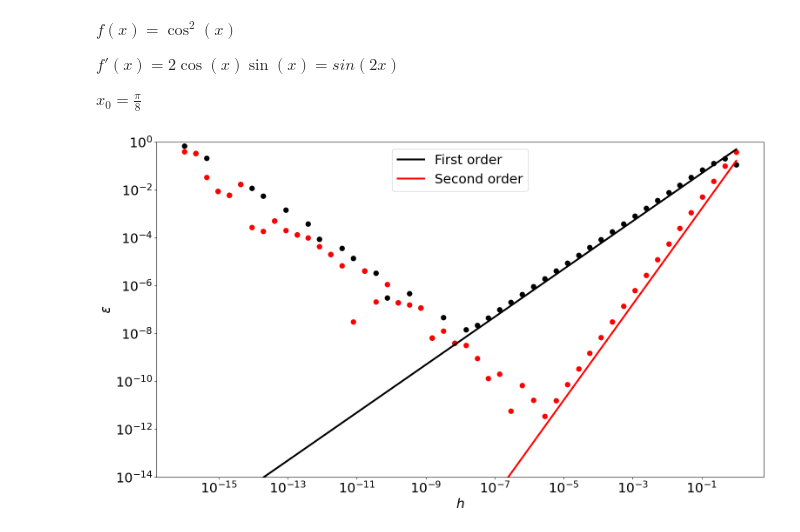
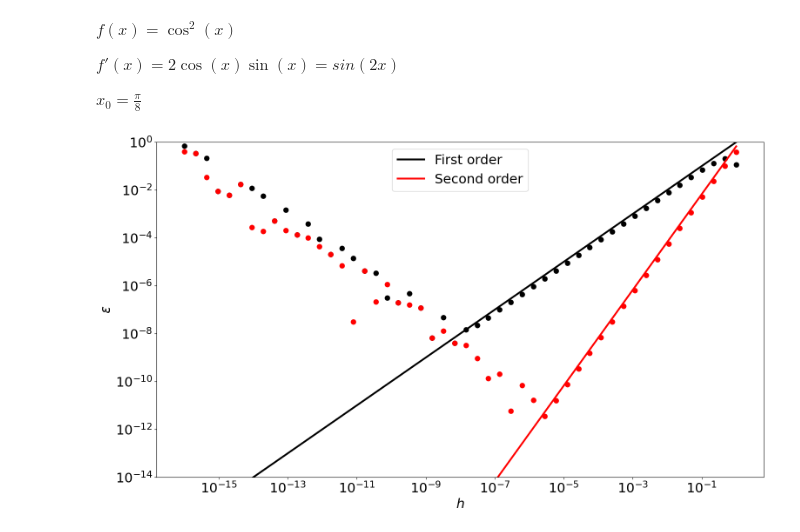
Before and after one commit to katsimat/courses, a Jupyter notebook: calc_math/homework/hw_1.ipynb, the cells around one changed output. Saved outputs shown, nothing was run; the diff lists cells and outputs as text; code cells hidden in the pictures.

```diff
--- a/calc_math/homework/hw_1.ipynb
+++ b/calc_math/homework/hw_1.ipynb
@@ -474,27 +473,28 @@ def diff2(f, x0, h):
 # %%
 hs = np.logspace(-16, 0, num=50) # h = 1e-16 ... 1
 errs1 = []
 errs2 = []
 x_0 = np.pi/8
 
 f = lambda x: np.cos(x)**2
 fp = lambda x: -np.sin(2*x)
 
 for h in hs:
     errs1.append(abs(diff1(f, x_0, h) - fp(x_0)))
     errs2.append(abs(diff2(f, x_0, h) - fp(x_0)))
 
 
-M2 = M3 = 1
+M2 = 2
+M3 = 4
 plt.figure(figsize=(18, 10))
 plt.loglog(hs, errs1, 'k.', ms=16)
 plt.loglog(hs, errs2, 'r.', ms=16)
 plt.loglog(hs, M2 * hs / 2, 'k-', label='First order', lw=3)
 plt.loglog(hs, M3 * hs**2 / 6, 'r-', label='Second order', lw=3)
 plt.ylim(1e-14, 1)
 plt.xlabel('$h$')
 plt.ylabel('$\\varepsilon$')
 plt.legend(loc='upper center')
 plt.show()
 # %% [output]
-[figure, old version]
+[figure, new version]
```
Also changed, not shown: parts of 6 cells of this notebook.
